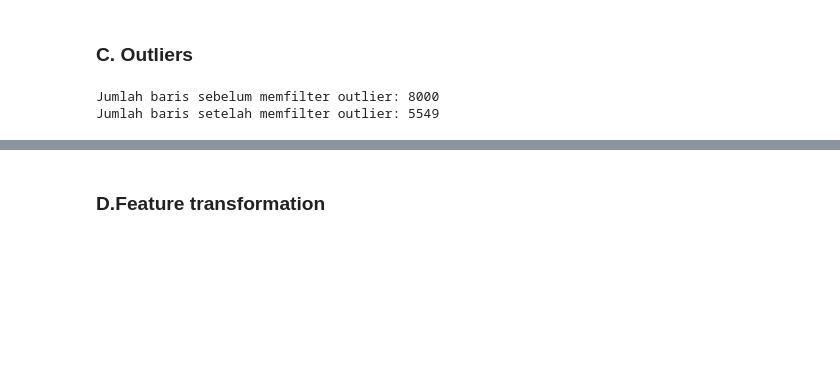
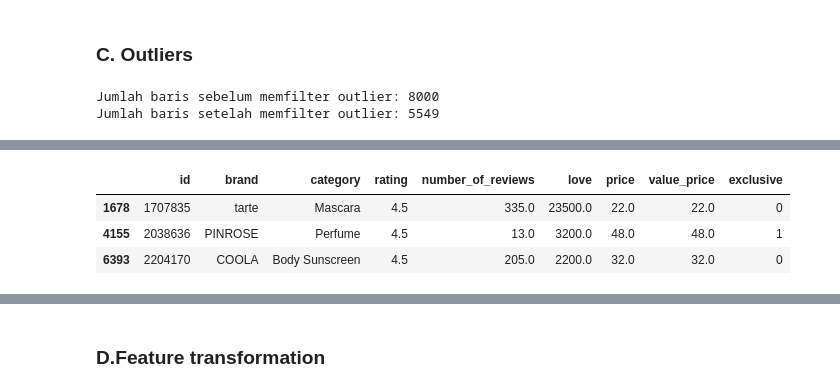
Before and after one commit to agirahmawandi/hw_ml_prep, a Jupyter notebook: Homework_ML_Preparation.ipynb, the cells around one changed output, grey strips where cells are left out. Drawn from its saved outputs; the diff is of its cells as text; code cells hidden in the pictures; blank space fills up the shorter version.

```diff
--- a/Homework_ML_Preparation.ipynb
+++ b/Homework_ML_Preparation.ipynb
@@ -330,0 +328,7 @@ plt.show()
+# %%
+df.sample(3)
+# %% [output]
+|  | id | brand | category | rating | number_of_reviews | love | price | value_price | exclusive |
+| 1678 | 1707835 | tarte | Mascara | 4.5 | 335.0 | 23500.0 | 22.0 | 22.0 | 0 |
+| 4155 | 2038636 | PINROSE | Perfume | 4.5 | 13.0 | 3200.0 | 48.0 | 48.0 | 1 |
+| 6393 | 2204170 | COOLA | Body Sunscreen | 4.5 | 205.0 | 2200.0 | 32.0 | 32.0 | 0 |
```
Also changed, not shown: parts of 19 cells of this notebook.
